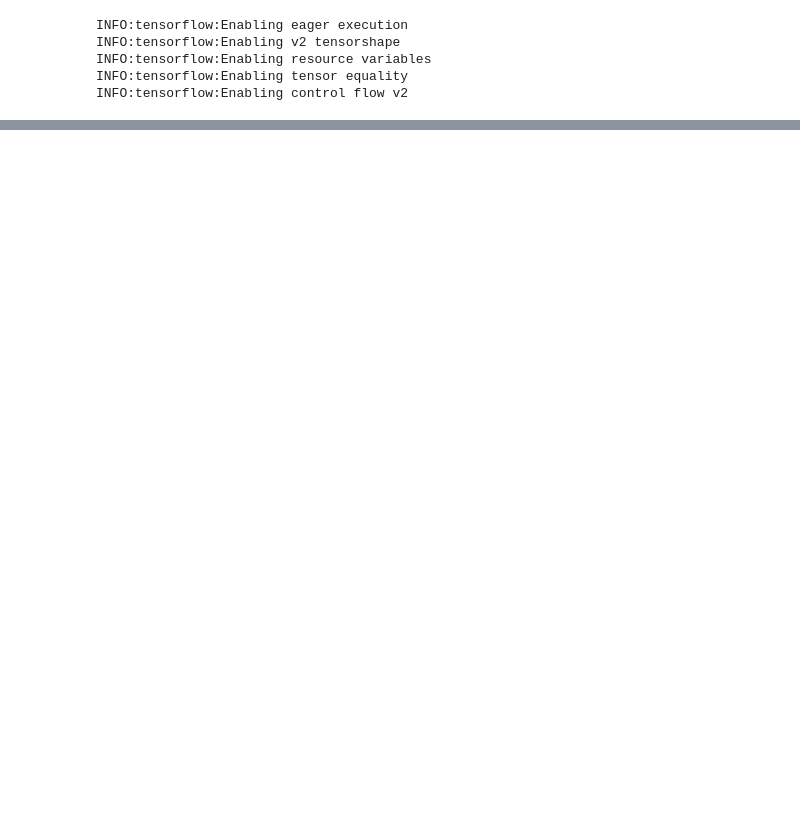
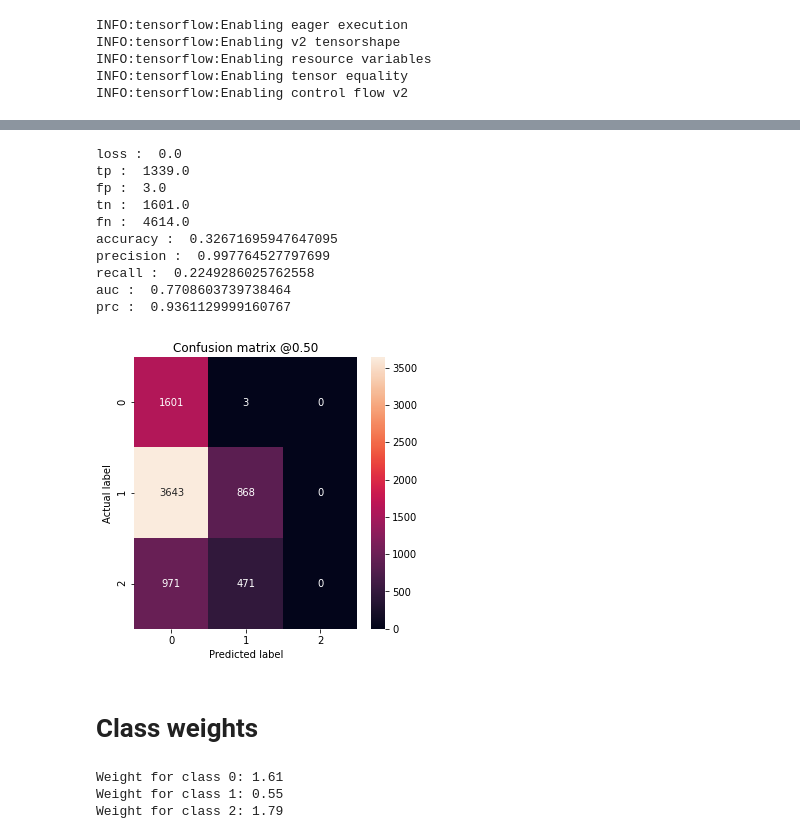
Before and after one commit to digitacs/4dv652-ml, a Jupyter notebook: notebooks/assignment11/1.1 kinect_start_mid_end.ipynb, the cells around one changed output, grey strips where cells are left out. Drawn from its saved outputs; the diff is of its cells as text; code cells hidden in the pictures; blank space fills up the shorter version.

Commit message:
DIS-114 #weight and oversample techniques for less imbalance data set

```diff
--- a/notebooks/assignment11/1.1 kinect_start_mid_end.ipynb
+++ b/notebooks/assignment11/1.1 kinect_start_mid_end.ipynb
@@ -92,3 +87,3 @@ print(end_2)
 # %%
-#from sklearn.utils import shuffle
-#X, y = shuffle(X,y)
+cleaned_data = raw_data.copy()
+cleaned_data.pop( 'FrameNo')
@@ -185,4 +207,9 @@ array([[0.7520329 ],
 # %%
-results = model.evaluate(X_train, y_train, batch_size=BATCH_SIZE, verbose=0)
-print("Loss: {:0.4f}".format(results[0]))
+history = model.fit(
+    train_features,
+    train_labels,
+    batch_size=BATCH_SIZE,
+    epochs=EPOCHS,
+    callbacks=[early_stopping],
+    validation_data=(val_features, val_labels))
 # %% [output]
@@ -189,0 +233,53 @@ Loss: 1.4422
+# %%
+from sklearn.metrics import confusion_matrix
+import matplotlib.pyplot as plt
+import seaborn as sns
+
+
+def plot_cm(labels, predictions, p=0.5):
+    cm = confusion_matrix(labels, predictions > p)
+    plt.figure(figsize=(5,5))
+    sns.heatmap(cm, annot=True, fmt="d")
+    plt.title('Confusion matrix @{:.2f}'.format(p))
+    plt.ylabel('Actual label')
+    plt.xlabel('Predicted label')
+# %%
+train_predictions_baseline = model.predict(train_features, batch_size=BATCH_SIZE)
+test_predictions_baseline = model.predict(test_features, batch_size=BATCH_SIZE)
+# %%
+results = model.evaluate(test_features, test_labels, batch_size=BATCH_SIZE, verbose=0)
+for name, value in zip(model.metrics_names, results):
+  print(name, ': ', value)
+print()
+
+plot_cm(test_labels, test_predictions_baseline)
+
+#plot_cm(train_labels, train_predictions_baseline)
+# %% [output]
+loss :  0.0
+tp :  1339.0
+fp :  3.0
+tn :  1601.0
+fn :  4614.0
+accuracy :  0.32671695947647095
+precision :  0.997764527797699
+recall :  0.2249286025762558
+auc :  0.7708603739738464
+prc :  0.9361129999160767
+[figure, added]
+# %% [markdown]
+# Class weights
+# %%
+weight_for_0 = (1 / start_0)*(len(raw_data))/3.0
+weight_for_1 = (1 / mid_1)*(len(raw_data))/3.0
+weight_for_2 = (1 / end_2)*(len(raw_data))/3.0
+
+class_weight = {0: weight_for_0, 1: weight_for_1, 2: weight_for_2}
+
+print('Weight for class 0: {:.2f}'.format(weight_for_0))
+print('Weight for class 1: {:.2f}'.format(weight_for_1))
+print('Weight for class 2: {:.2f}'.format(weight_for_2))
+# %% [output]
+Weight for class 0: 1.61
+Weight for class 1: 0.55
+Weight for class 2: 1.79
```
Also changed, not shown: parts of 23 cells of this notebook, 1 other file.
